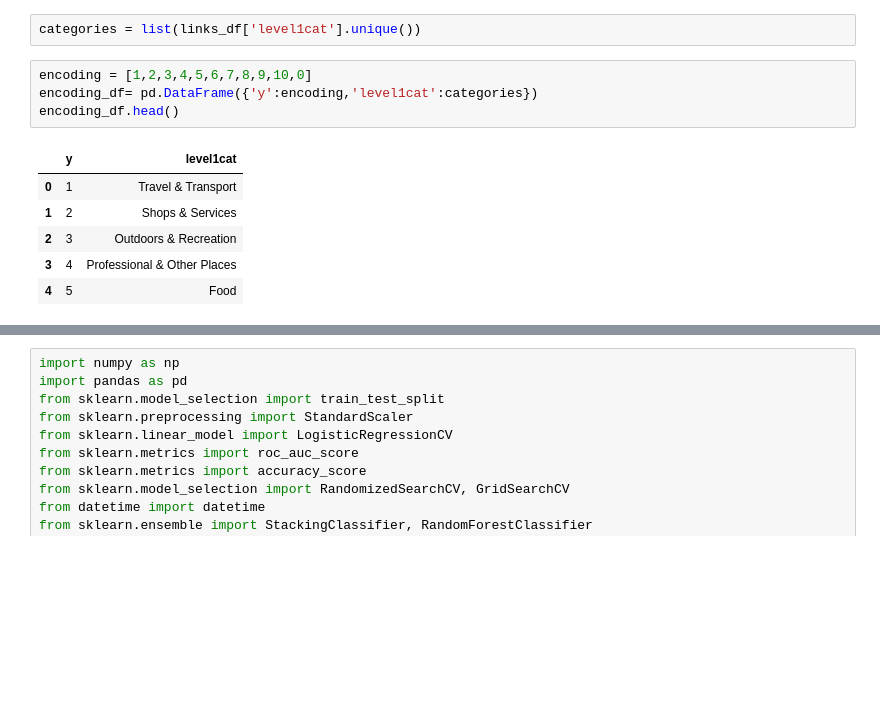
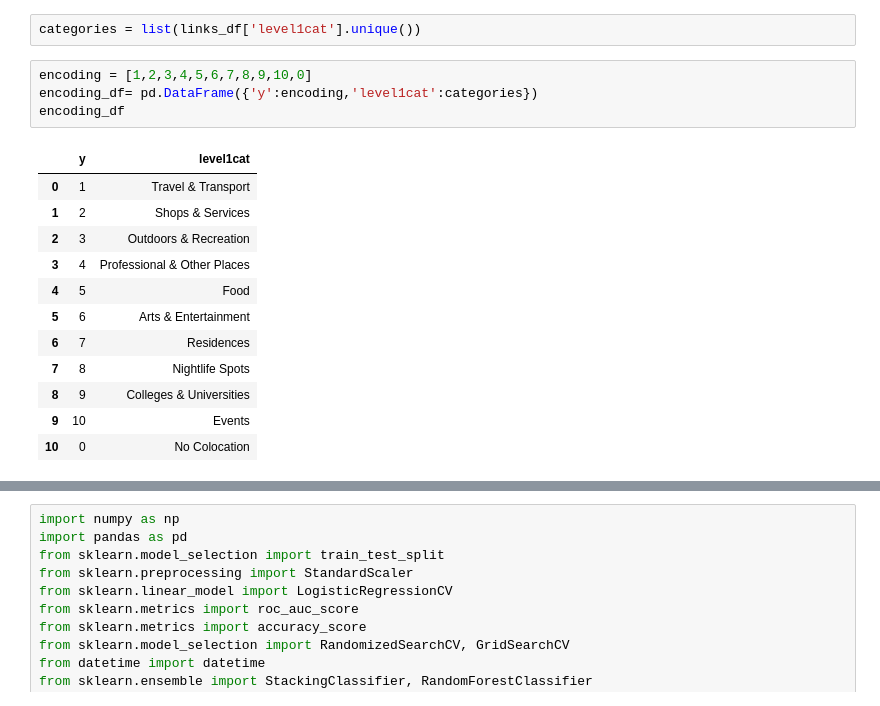
Before and after one commit to Djadih/Complex-Networks-Colocations, a Jupyter notebook: venue_prediction.ipynb, the cells around one changed output, grey strips where cells are left out. Saved outputs shown, nothing was run; the diff lists cells and outputs as text; blank space fills up the shorter version.

```diff
--- a/venue_prediction.ipynb
+++ b/venue_prediction.ipynb
@@ -128,14 +128,20 @@ categories = list(links_df['level1cat'].unique())
 # %%
 encoding = [1,2,3,4,5,6,7,8,9,10,0]
 encoding_df= pd.DataFrame({'y':encoding,'level1cat':categories})
-encoding_df.head()
+encoding_df
 # %% [output]
 |  | y | level1cat |
 | 0 | 1 | Travel & Transport |
 | 1 | 2 | Shops & Services |
 | 2 | 3 | Outdoors & Recreation |
 | 3 | 4 | Professional & Other Places |
 | 4 | 5 | Food |
+| 5 | 6 | Arts & Entertainment |
+| 6 | 7 | Residences |
+| 7 | 8 | Nightlife Spots |
+| 8 | 9 | Colleges & Universities |
+| 9 | 10 | Events |
+| 10 | 0 | No Colocation |
 # %%
 encoded_df_pos = encoded_df_pos.merge(encoding_df,on=['level1cat'],how='left')
 encoded_df_pos = encoded_df_pos.sort_values(by='day').reset_index(drop=True)
```
Also changed, not shown: parts of 13 cells of this notebook.
